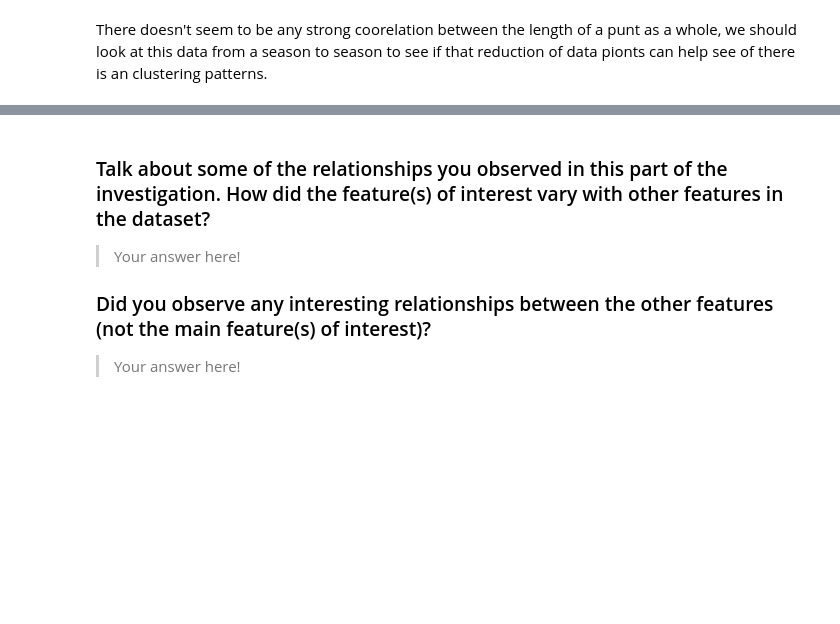
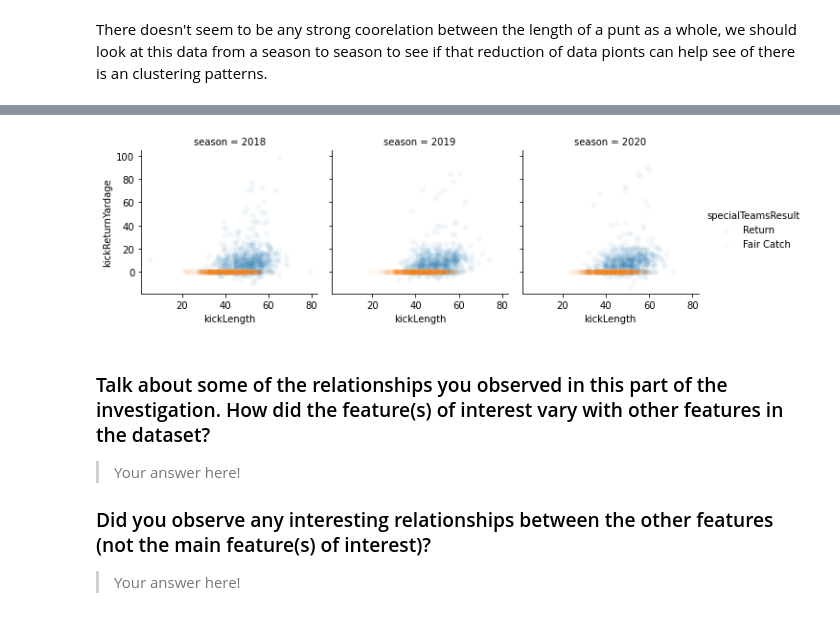
Before and after one commit to dkrejcarek/punt_analysis, a Jupyter notebook: Part_I_exploration_template.ipynb, the cells around one changed output, grey strips where cells are left out. Saved outputs shown, nothing was run; the diff lists cells and outputs as text; code cells hidden in the pictures; blank space fills up the shorter version.

```diff
--- a/Part_I_exploration_template.ipynb
+++ b/Part_I_exploration_template.ipynb
@@ -429,6 +422,9 @@ punt_data
 # %%
-g = sb.FacetGrid(punt_data, col = 'season')
-g.map(sb.scatterplot, x = 'kickLength', y = 'kickReturnYardage');
+g = sb.FacetGrid(punt_data, col = 'season', hue = 'specialTeamsResult')
+g.map(sb.scatterplot, 'kickLength', 'kickReturnYardage',  alpha = 0.05)
+g.add_legend();
+# %% [output]
+[figure, added]
 # %% [markdown]
 ### Talk about some of the relationships you observed in this part of the investigation. How did the feature(s) of interest vary with other features in the dataset?
 
```
Also changed, not shown: parts of 8 cells of this notebook.
